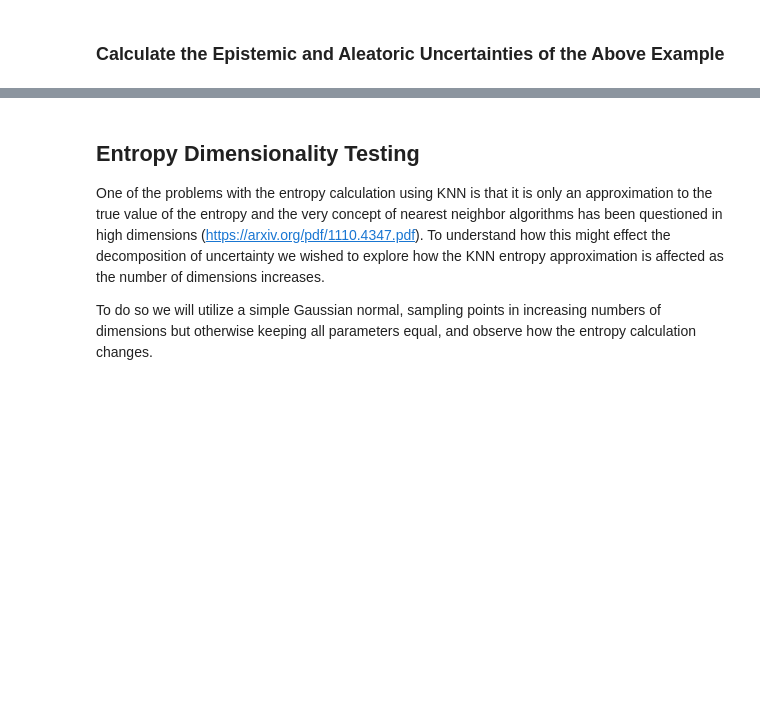
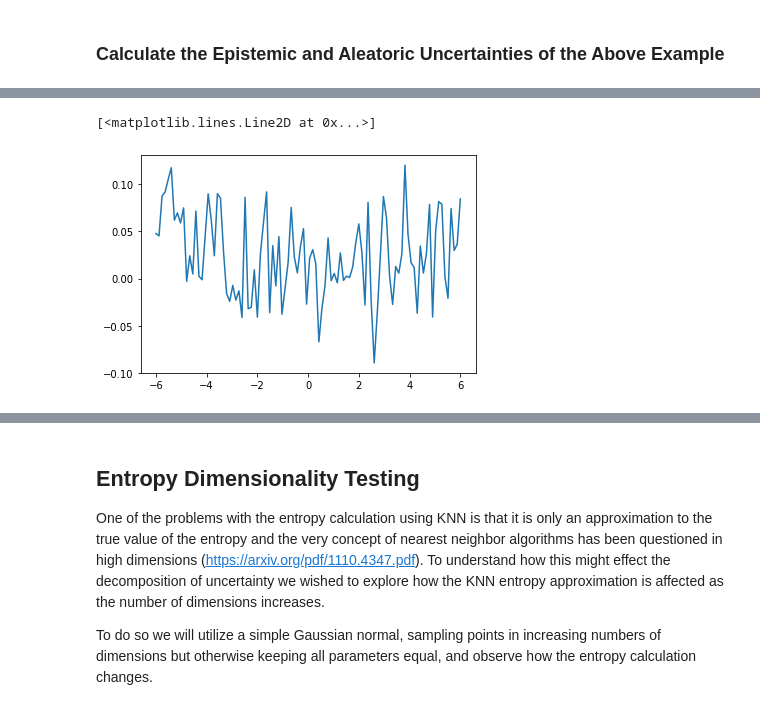
Before and after one commit to 2020fa-207-final-project/decomposition-of-uncertainty, a Jupyter notebook: notebooks/demo_decomposition.ipynb, the cells around one changed output, grey strips where cells are left out. Cells and saved outputs as stored; diff of their text form; code cells hidden in the pictures; blank space fills up the shorter version.

```diff
--- a/notebooks/demo_decomposition.ipynb
+++ b/notebooks/demo_decomposition.ipynb
@@ -51,9 +51,11 @@ Loaded HMC state : ../data/hmc/heteroscedastic_run1.json .
 # Parameters
 S = 2000 # number of samples
 N = 1000 # number of x datapoints
-
+N2 = 100 # number of x datapoints for calculating entropy
+D = 1 # Dimensions of y
 
 x_test_space = np.linspace(-6, 6, N)
+x_test_space_small = np.linspace(-6, 6, N2)
 w_random_samples = hmc.samples[np.random.choice(hmc.samples.shape[0], S), :]
 
 ax = plot_posterior_predictive(x_test_space, bnn_lv, w_random_samples, mode='points', real_x=X_hsc, real_y=y_hsc)
@@ -129,10 +131,20 @@ array([5.46798382])
 # %% [markdown]
 ### Calculate the Epistemic and Aleatoric Uncertainties of the Above Example
 # %%
+L = 100 # Number of y points to take per set of samples for epistemic uncertainty
+
 # Get the stack of predictions from the 2000 samples of weights (over 1000 x data points)
-y_star = bnn_lv.forward(x_test_space.reshape(-1,1), w_random_samples)
+y_star = bnn_lv.forward(x_test_space_small.reshape(-1,1), w_random_samples)
 
 # Reshape it to be (1000 x 2000 x 1 - NxSxM - stacks(x) by samples by dimensions) - calculate entropies
 overall_entropy = knn_entropy(y_star.swapaxes(0,1))
 
-aleatoric_entropy = overall_entropy - epistemic_entropy
+# Create a duplicated set of data to predict L times per set of samples
+x_test_stack = np.tile(x_test_space_small.reshape(-1,1), reps=(1,L)).reshape(-1,1)
+y_stack = bnn_lv.forward(x_test_stack, w_random_samples)
+y_stack = y_stack.reshape(S,-1,L,D)
+
+epi_H_W = np.stack([knn_entropy(tensor) for tensor in y_stack],axis=-1)
+aleatoric_entropy = np.mean(epi_H_W, axis=-1)
+
+epistemic_entropy = overall_entropy - aleatoric_entropy
@@ -166,0 +156,5 @@ array([1.33727626, 1.32298302, 1.32512004, 1.32511536, 1.32514437,
+# %%
+plt.plot(x_test_space_small, aleatoric_entropy)
+# %% [output]
+[<matplotlib.lines.Line2D at 0x...>]
+[figure, added]
```
Also changed, not shown: parts of 6 cells of this notebook, 1 other file.
